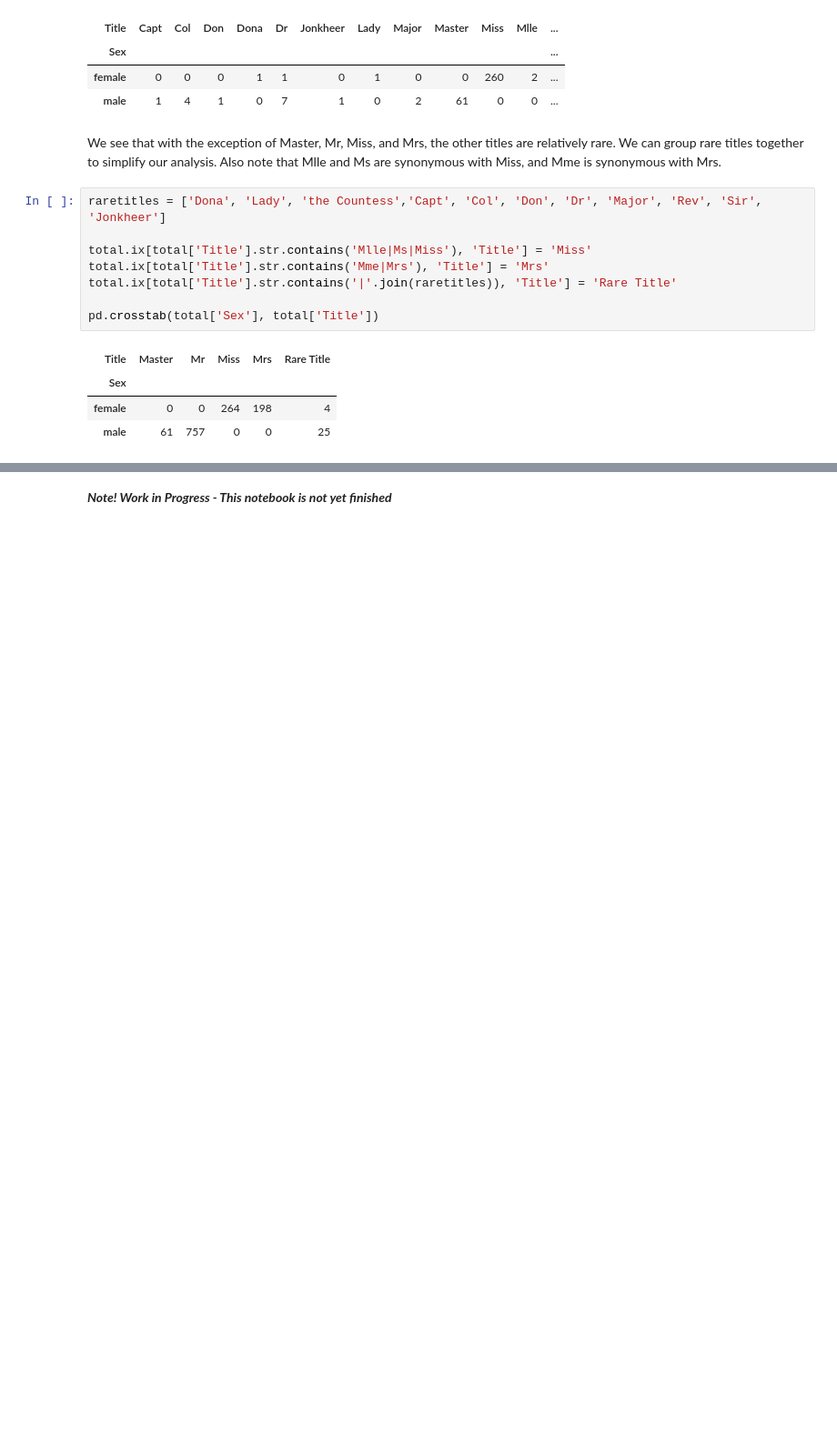
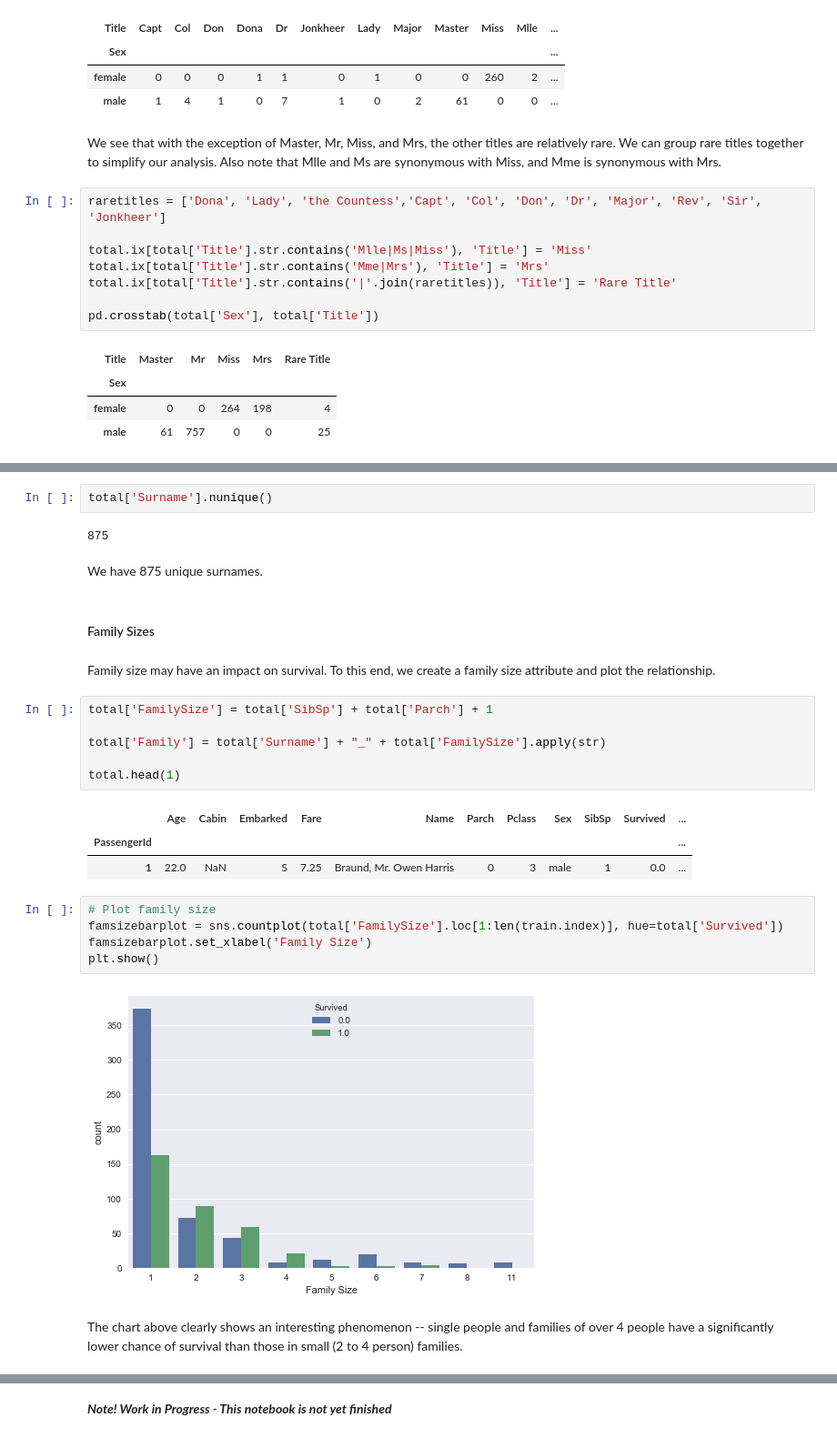
Before and after one commit to rayjustinhuang/Data-Analysis-and-Machine-Learning, a Jupyter notebook: Predicting Survival on the Titanic.ipynb, the cells around one changed output, grey strips where cells are left out. Shown at 91% size. Cells and saved outputs as stored; diff of their text form; blank space fills up the shorter version.

```diff
--- a/Predicting Survival on the Titanic.ipynb
+++ b/Predicting Survival on the Titanic.ipynb
@@ -157,0 +166,29 @@ pd.crosstab(total['Sex'], total['Title'])
+# %%
+total['Surname'].nunique()
+# %% [output]
+875
+# %% [markdown]
+We have 875 unique surnames.
+# %% [markdown]
+#### Family Sizes
+# %% [markdown]
+Family size may have an impact on survival. To this end, we create a family size attribute and plot the relationship.
+# %%
+total['FamilySize'] = total['SibSp'] + total['Parch'] + 1
+
+total['Family'] = total['Surname'] + "_" + total['FamilySize'].apply(str)
+
+total.head(1)
+# %% [output]
+|  | Age | Cabin | Embarked | Fare | Name | Parch | Pclass | Sex | SibSp | Survived | ... |
+| PassengerId |  |  |  |  |  |  |  |  |  |  | ... |
+| 1 | 22.0 | NaN | S | 7.25 | Braund, Mr. Owen Harris | 0 | 3 | male | 1 | 0.0 | ... |
+# %%
+# Plot family size
+famsizebarplot = sns.countplot(total['FamilySize'].loc[1:len(train.index)], hue=total['Survived'])
+famsizebarplot.set_xlabel('Family Size')
+plt.show()
+# %% [output]
+[figure, added]
+# %% [markdown]
+The chart above clearly shows an interesting phenomenon -- single people and families of over 4 people have a significantly lower chance of survival than those in small (2 to 4 person) families.
```
Also changed, not shown: parts of 29 cells of this notebook.
